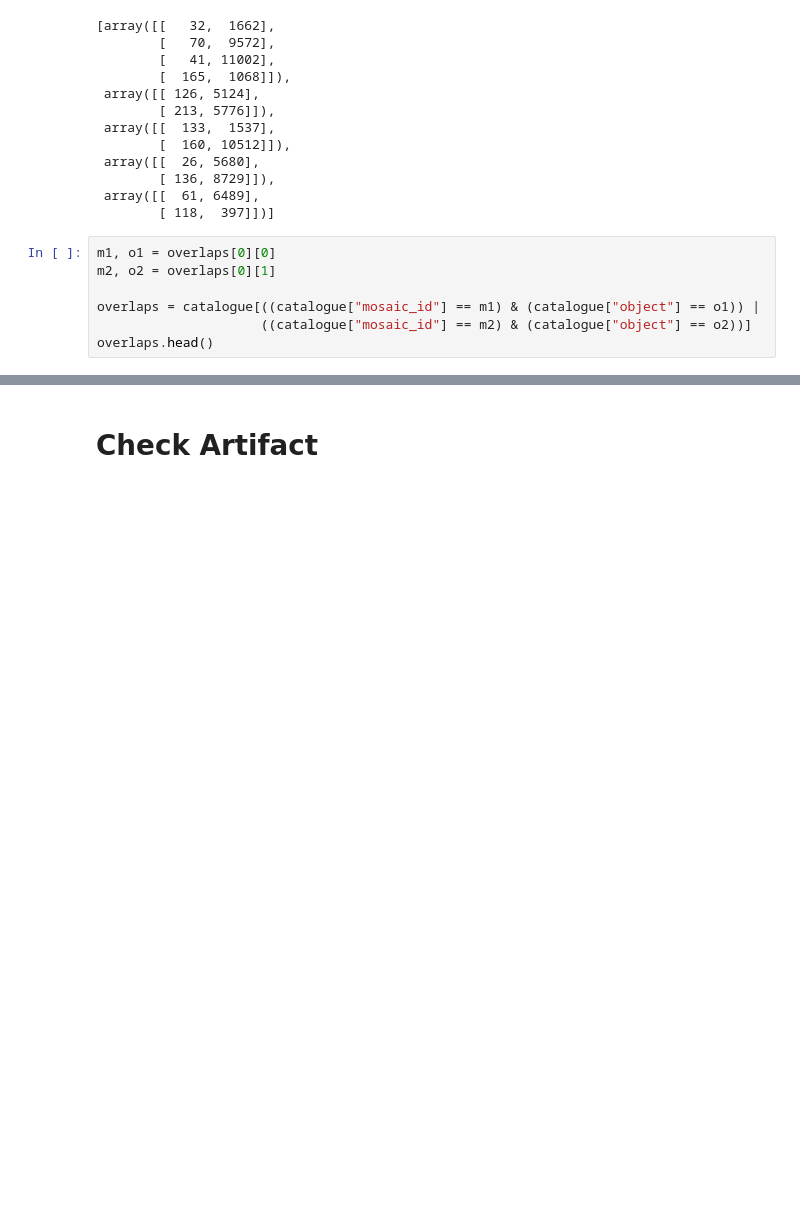
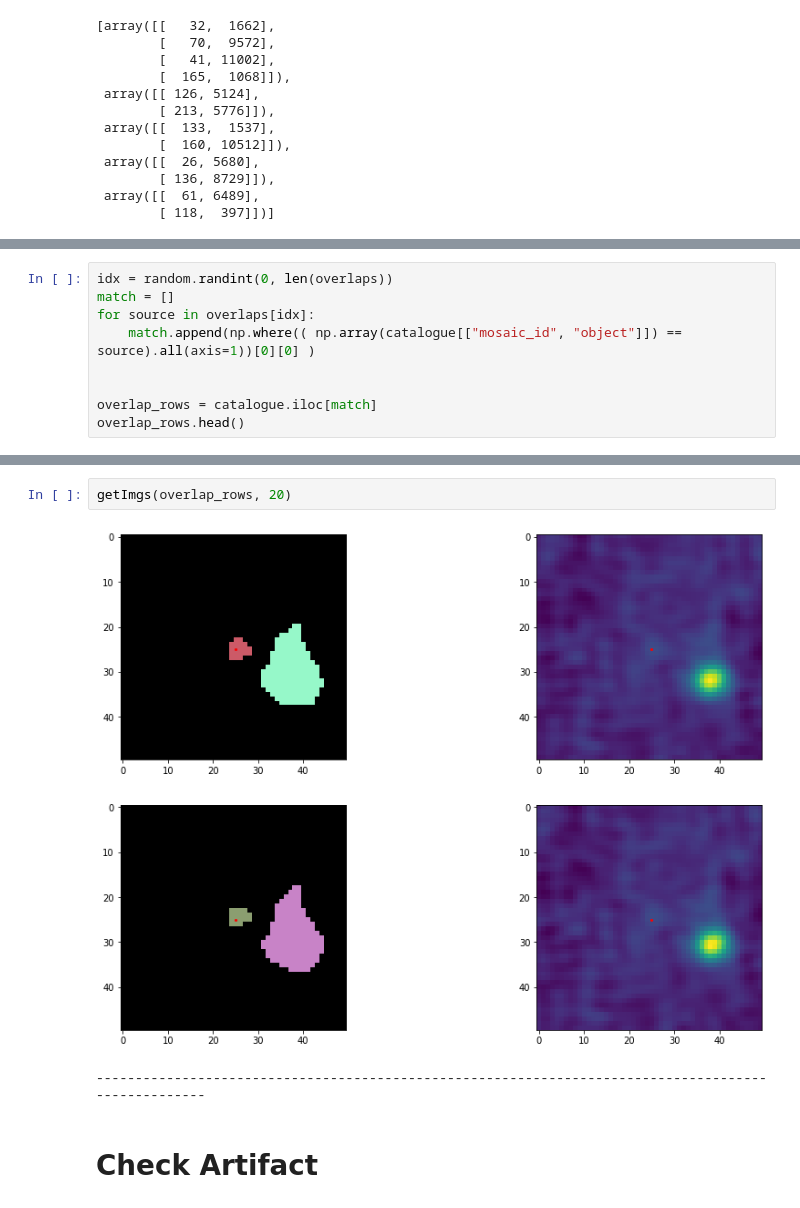
Before and after one commit to JasperO98/dr2, a Jupyter notebook: 5.Lookup_Source/explore_catalogue.ipynb, the cells around one changed output, grey strips where cells are left out. Drawn from its saved outputs; the diff is of its cells as text; blank space fills up the shorter version.

```diff
--- a/5.Lookup_Source/explore_catalogue.ipynb
+++ b/5.Lookup_Source/explore_catalogue.ipynb
@@ -127,10 +128,3 @@ overlaps[:5]
         [ 136, 8729]]),
  array([[  61, 6489],
         [ 118,  397]])]
-# %%
-m1, o1 = overlaps[0][0]
-m2, o2 = overlaps[0][1]
-
-overlaps = catalogue[((catalogue["mosaic_id"] == m1) & (catalogue["object"] == o1)) |
-                     ((catalogue["mosaic_id"] == m2) & (catalogue["object"] == o2))]
-overlaps.head()
@@ -146,0 +131,9 @@ getImgs(overlaps)
+# %%
+idx = random.randint(0, len(overlaps))
+match = []
+for source in overlaps[idx]:
+    match.append(np.where(( np.array(catalogue[["mosaic_id", "object"]]) == source).all(axis=1))[0][0] )
+
+
+overlap_rows = catalogue.iloc[match]
+overlap_rows.head()
@@ -147,3 +145,8 @@ getImgs(overlaps)
+# %%
+getImgs(overlap_rows, 20)
+# %% [output]
+[figure, added]
+----------------------------------------------------------------------------------------------------
 # %% [markdown]
 # Check Artifact
 # %%
```
Also changed, not shown: parts of 10 cells of this notebook.
